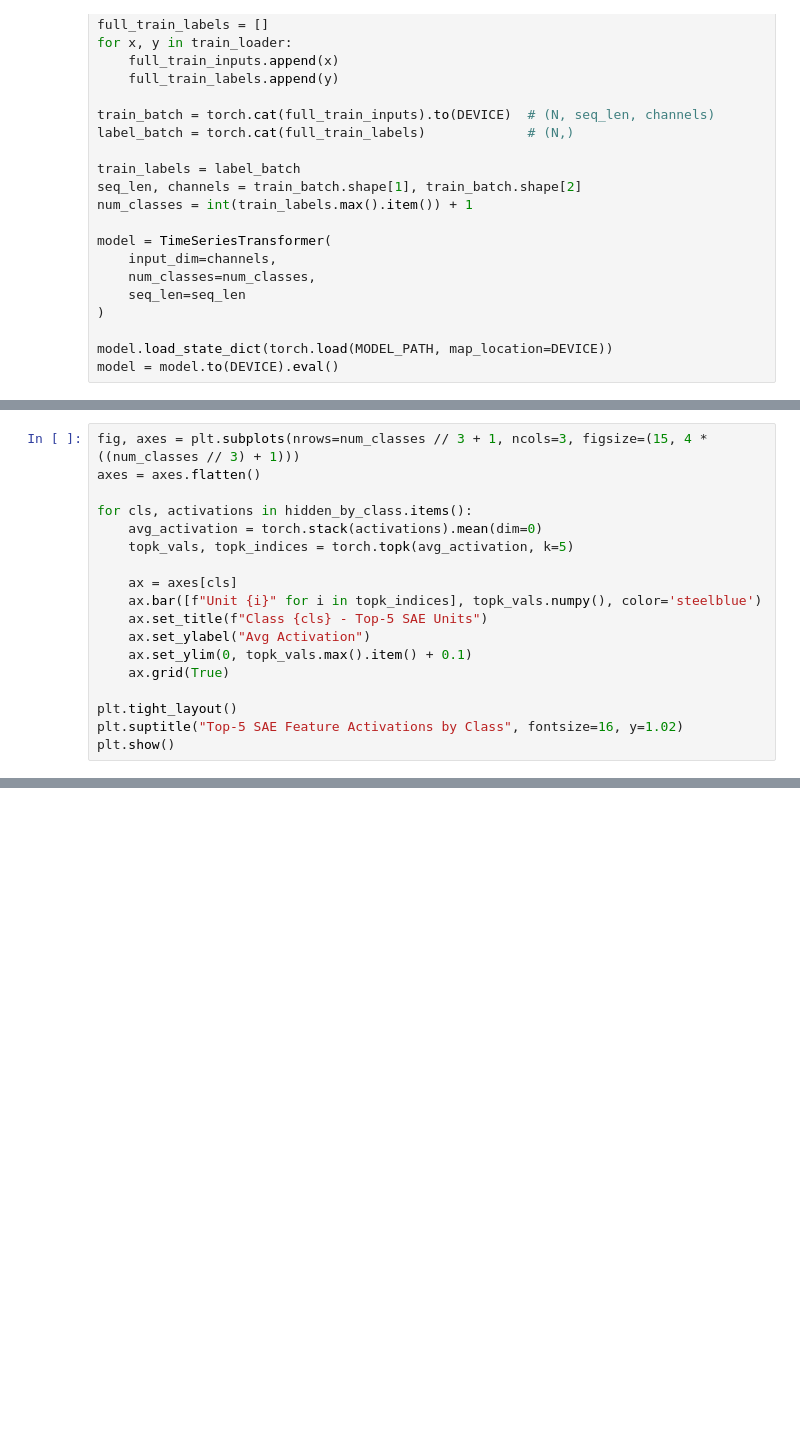
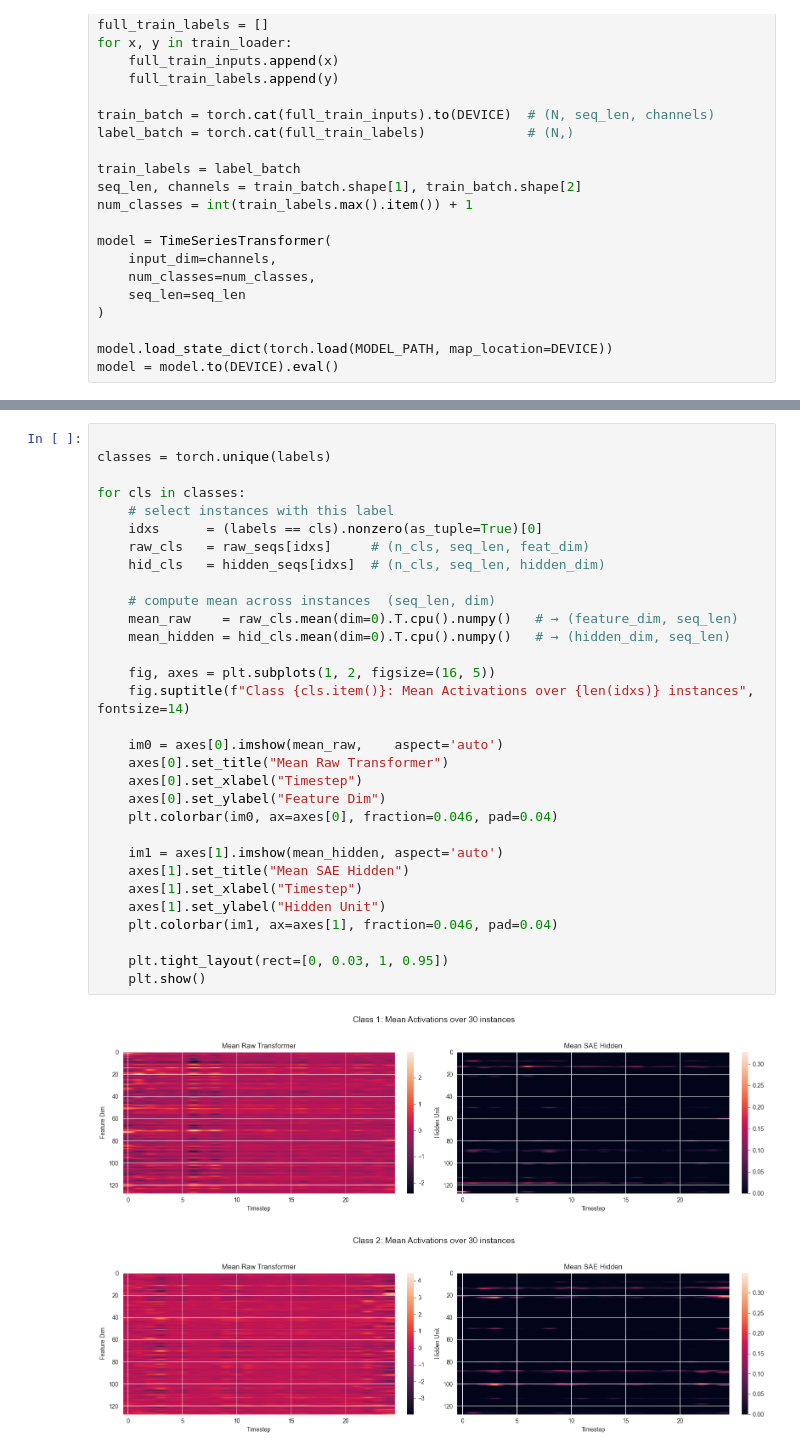
Before and after one commit to mathiisk/TSTpatching, a Jupyter notebook: SAE.ipynb, the cells around one changed output, grey strips where cells are left out. Saved outputs shown, nothing was run; the diff lists cells and outputs as text; blank space fills up the shorter version.

```diff
--- a/SAE.ipynb
+++ b/SAE.ipynb
@@ -321,18 +128,0 @@ Class 5: Top-5 active SAE units - [0, 77, 33, 100, 81]
-# %%
-fig, axes = plt.subplots(nrows=num_classes // 3 + 1, ncols=3, figsize=(15, 4 * ((num_classes // 3) + 1)))
-axes = axes.flatten()
-
-for cls, activations in hidden_by_class.items():
-    avg_activation = torch.stack(activations).mean(dim=0)
-    topk_vals, topk_indices = torch.topk(avg_activation, k=5)
-
-    ax = axes[cls]
-    ax.bar([f"Unit {i}" for i in topk_indices], topk_vals.numpy(), color='steelblue')
-    ax.set_title(f"Class {cls} - Top-5 SAE Units")
-    ax.set_ylabel("Avg Activation")
-    ax.set_ylim(0, topk_vals.max().item() + 0.1)
-    ax.grid(True)
-
-plt.tight_layout()
-plt.suptitle("Top-5 SAE Feature Activations by Class", fontsize=16, y=1.02)
-plt.show()
@@ -419,0 +171,34 @@ Cosine similarity between decoded vector and original activation: 0.8287
+# %%
+
+classes = torch.unique(labels)
+
+for cls in classes:
+    # select instances with this label
+    idxs      = (labels == cls).nonzero(as_tuple=True)[0]
+    raw_cls   = raw_seqs[idxs]     # (n_cls, seq_len, feat_dim)
+    hid_cls   = hidden_seqs[idxs]  # (n_cls, seq_len, hidden_dim)
+
+    # compute mean across instances  (seq_len, dim)
+    mean_raw    = raw_cls.mean(dim=0).T.cpu().numpy()   # → (feature_dim, seq_len)
+    mean_hidden = hid_cls.mean(dim=0).T.cpu().numpy()   # → (hidden_dim, seq_len)
+
+    fig, axes = plt.subplots(1, 2, figsize=(16, 5))
+    fig.suptitle(f"Class {cls.item()}: Mean Activations over {len(idxs)} instances", fontsize=14)
+
+    im0 = axes[0].imshow(mean_raw,    aspect='auto')
+    axes[0].set_title("Mean Raw Transformer")
+    axes[0].set_xlabel("Timestep")
+    axes[0].set_ylabel("Feature Dim")
+    plt.colorbar(im0, ax=axes[0], fraction=0.046, pad=0.04)
+
+    im1 = axes[1].imshow(mean_hidden, aspect='auto')
+    axes[1].set_title("Mean SAE Hidden")
+    axes[1].set_xlabel("Timestep")
+    axes[1].set_ylabel("Hidden Unit")
+    plt.colorbar(im1, ax=axes[1], fraction=0.046, pad=0.04)
+
+    plt.tight_layout(rect=[0, 0.03, 1, 0.95])
+    plt.show()
+# %% [output]
+[figure, added]
+[figure, added]
```
Also changed, not shown: parts of 19 cells of this notebook, 2 other files.
